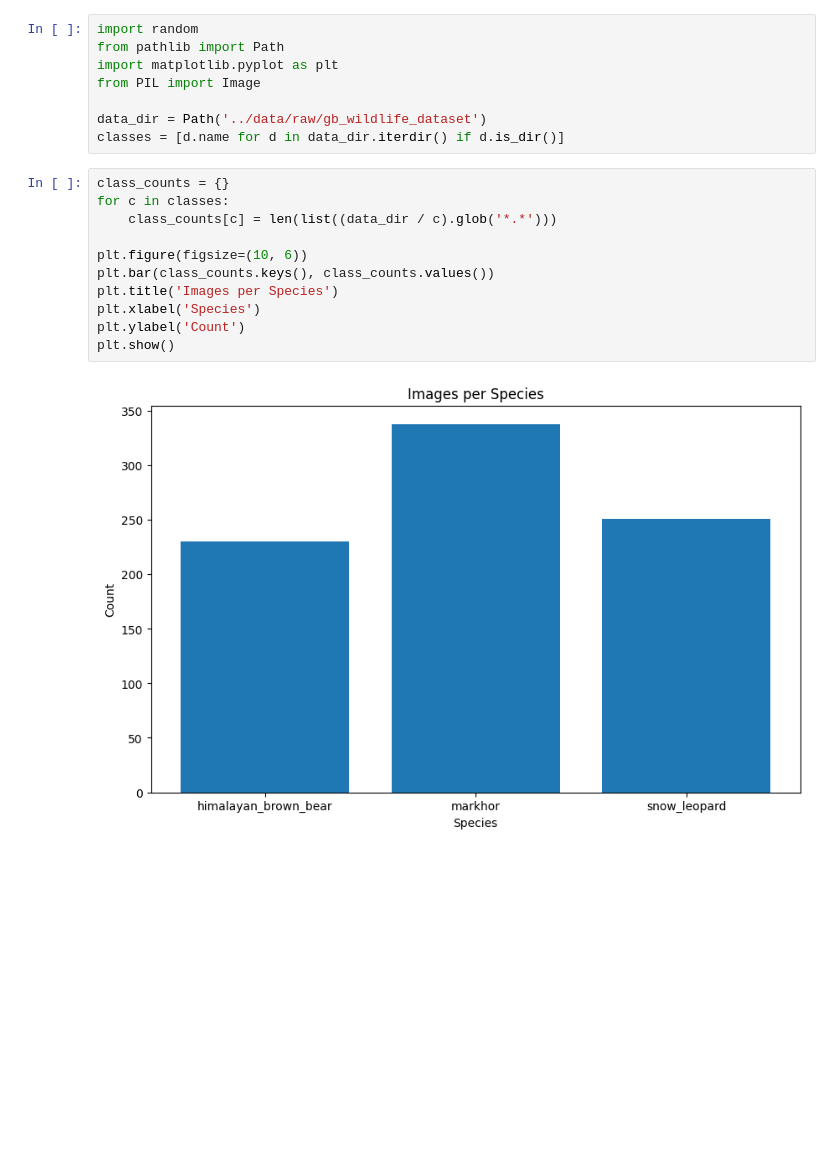
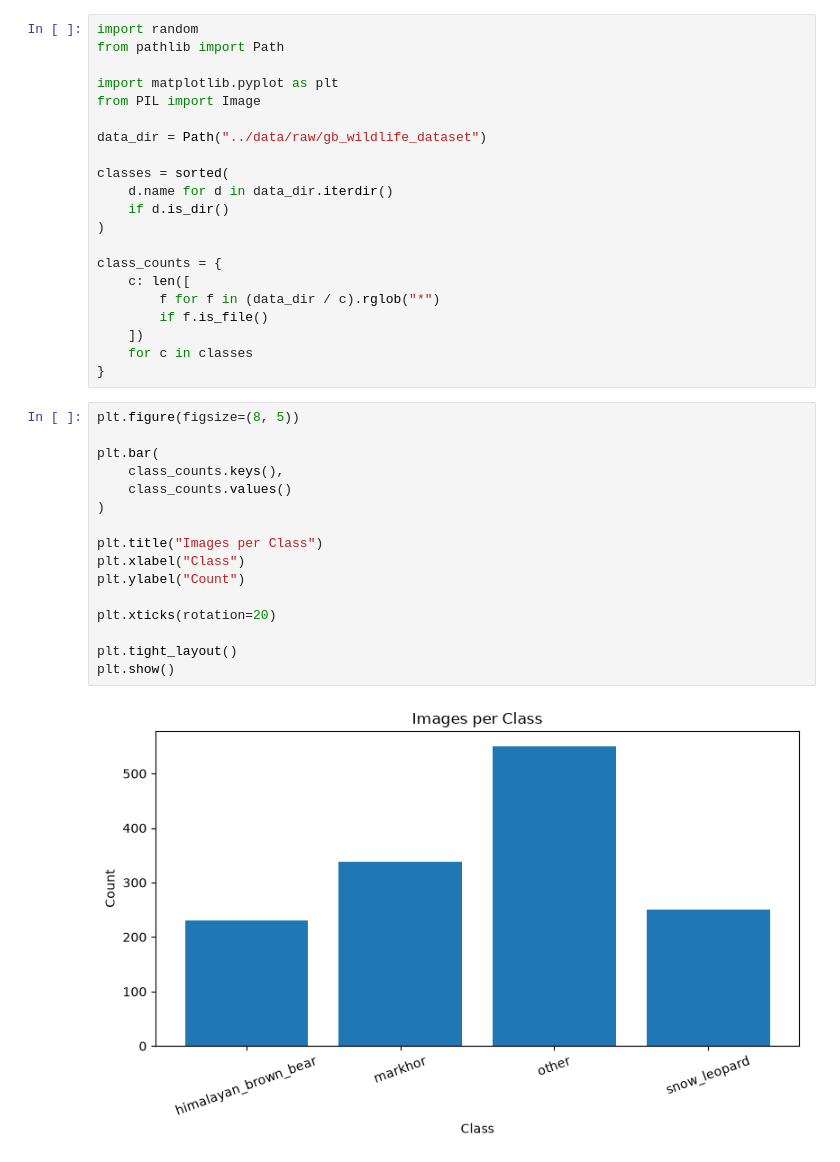
Before and after one commit to umerkniazi/himalayan-wildlife-classifier, a Jupyter notebook: notebooks/eda.ipynb, the cells around one changed output. Drawn from its saved outputs; the diff is of its cells as text; blank space fills up the shorter version.

```diff
--- a/notebooks/eda.ipynb
+++ b/notebooks/eda.ipynb
@@ -1,24 +1,42 @@
 # %%
 import random
 from pathlib import Path
+
 import matplotlib.pyplot as plt
 from PIL import Image
 
-data_dir = Path('../data/raw/gb_wildlife_dataset')
-classes = [d.name for d in data_dir.iterdir() if d.is_dir()]
+data_dir = Path("../data/raw/gb_wildlife_dataset")
+
+classes = sorted(
+    d.name for d in data_dir.iterdir()
+    if d.is_dir()
+)
+
+class_counts = {
+    c: len([
+        f for f in (data_dir / c).rglob("*")
+        if f.is_file()
+    ])
+    for c in classes
+}
 # %%
-class_counts = {}
-for c in classes:
-    class_counts[c] = len(list((data_dir / c).glob('*.*')))
+plt.figure(figsize=(8, 5))
 
-plt.figure(figsize=(10, 6))
-plt.bar(class_counts.keys(), class_counts.values())
-plt.title('Images per Species')
-plt.xlabel('Species')
-plt.ylabel('Count')
+plt.bar(
+    class_counts.keys(),
+    class_counts.values()
+)
+
+plt.title("Images per Class")
+plt.xlabel("Class")
+plt.ylabel("Count")
+
+plt.xticks(rotation=20)
+
+plt.tight_layout()
 plt.show()
 # %% [output]
-[figure, old version]
+[figure, new version]
 # %%
 widths = []
 heights = []
```
Also changed, not shown: parts of 2 cells of this notebook, 2 other files.
